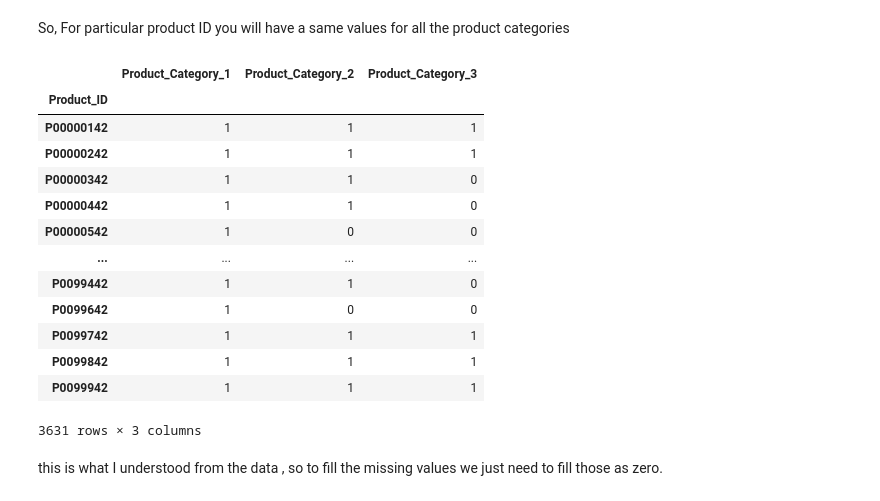
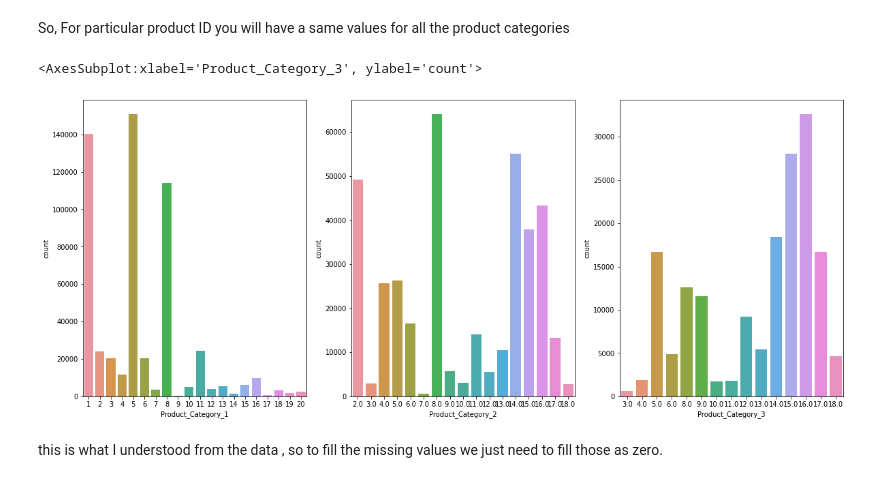
Before and after one commit to EagleDangar/BlackFriday-prediction, a Jupyter notebook: blackfriday-insights-and-prediction.ipynb, the cells around one changed output. Saved outputs shown, nothing was run; the diff lists cells and outputs as text; code cells hidden in the pictures.

Commit message:
added some images for medium blog

```diff
--- a/blackfriday-insights-and-prediction.ipynb
+++ b/blackfriday-insights-and-prediction.ipynb
@@ -313,22 +313,14 @@ train_df.loc[train_df.Product_ID=="P00265242",["Product_Category_1" ,"Product_Ca
 # %% [markdown]
 So, For particular product ID you will have a same values for all the product categories
-# %%
-train_df.groupby("Product_ID")["Product_Category_1" ,"Product_Category_2","Product_Category_3"].nunique()
-# %% [output]
-|  | Product_Category_1 | Product_Category_2 | Product_Category_3 |
-| Product_ID |  |  |  |
-| P00000142 | 1 | 1 | 1 |
-| P00000242 | 1 | 1 | 1 |
-| P00000342 | 1 | 1 | 0 |
-| P00000442 | 1 | 1 | 0 |
-| P00000542 | 1 | 0 | 0 |
-| ... | ... | ... | ... |
-| P0099442 | 1 | 1 | 0 |
-| P0099642 | 1 | 0 | 0 |
-| P0099742 | 1 | 1 | 1 |
-| P0099842 | 1 | 1 | 1 |
-| P0099942 | 1 | 1 | 1 |
-3631 rows × 3 columns
+# %%
+fig,axis = plt.subplots(nrows=1,ncols=3,figsize=(20,8))
+
+sns.countplot(train_df["Product_Category_1"],ax=axis[0])
+sns.countplot(train_df["Product_Category_2"],ax=axis[1])
+sns.countplot(train_df["Product_Category_3"],ax=axis[2])
+# %% [output]
+<AxesSubplot:xlabel='Product_Category_3', ylabel='count'>
+[figure, added]
 # %% [markdown]
 this is what I understood from the data , so to fill the missing values we just need to fill those as zero.
 # %%
```
Also changed, not shown: parts of 11 cells of this notebook, 7 other files.
